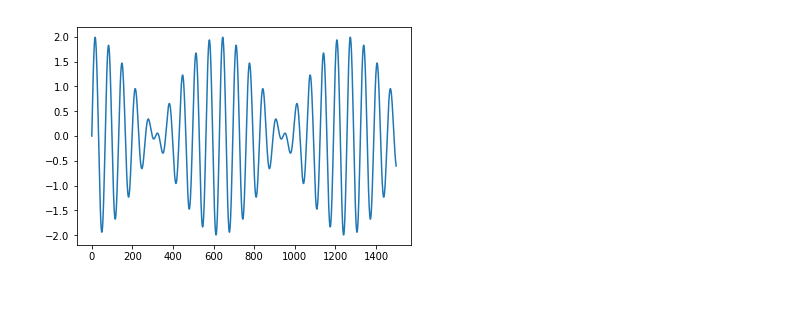
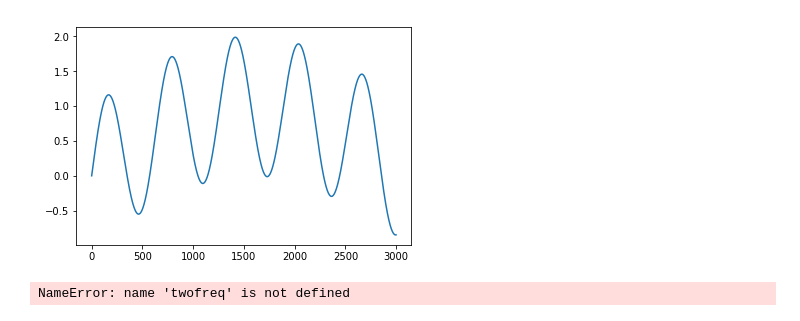
Before and after one commit to gbliao00/IonTrap, a Jupyter notebook: IonTrap.ipynb, the cells around one changed output. Drawn from its saved outputs; the diff is of its cells as text; code cells hidden in the pictures.

```diff
--- a/IonTrap.ipynb
+++ b/IonTrap.ipynb
@@ -3,11 +3,20 @@ def twofreq(f1,f2):
     import matplotlib.pyplot as plt
     import numpy as np
 
-    x=[i for i in range(1500)]
-    y=[np.sin(f1*i)+np.sin(f2*i) for i in range(1500)]
+    x=[i for i in range(3000)]
+    y=[np.sin(f1*i)+np.sin(f2*i) for i in range(3000)]
     plt.plot(x,y)
     plt.show()
 # %%
-twofreq(0.1,0.09)
+twofreq(0.01,0.001)
 # %% [output]
-[figure, old version]
+[figure, new version]
+# %%
+f1=0.01
+f2=0.01
+
+for df in range(0,5):
+    df/=100
+    twofreq(f1,f2+df)
+# %% [output]
+NameError: name 'twofreq' is not defined
```
Also changed, not shown: parts of 2 cells of this notebook.
